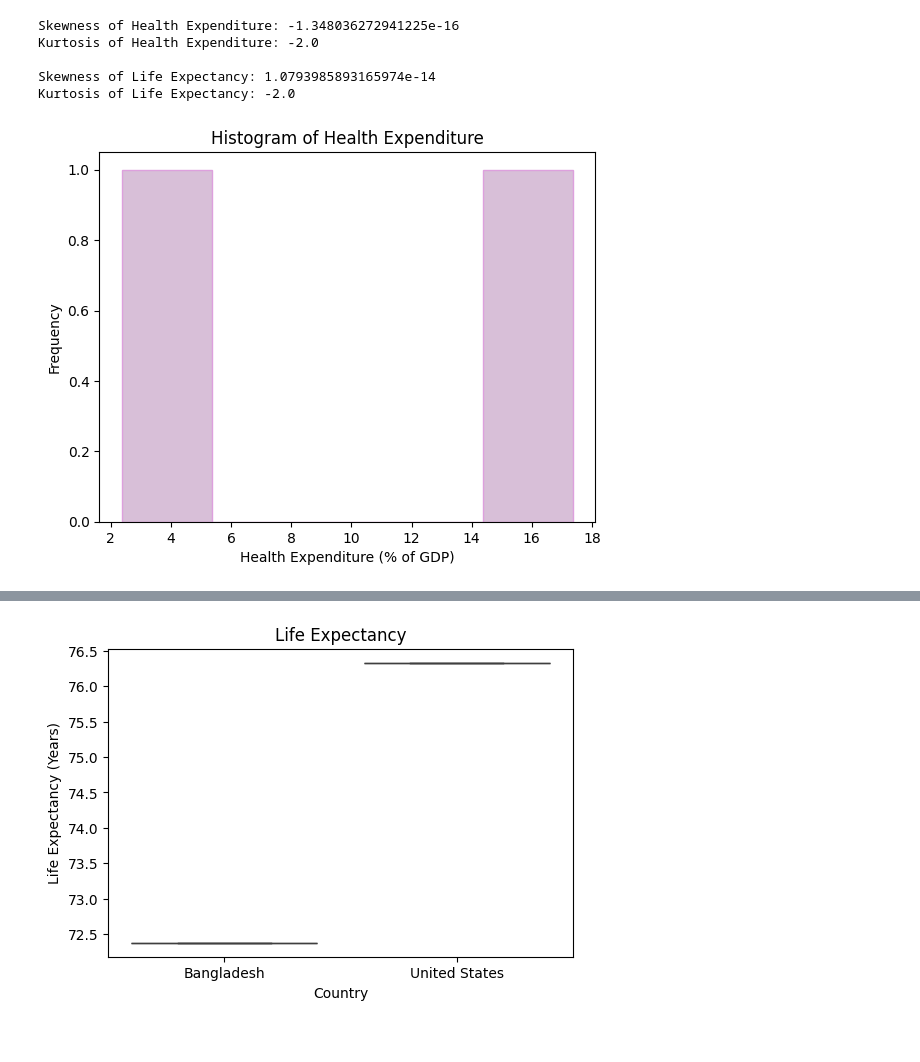
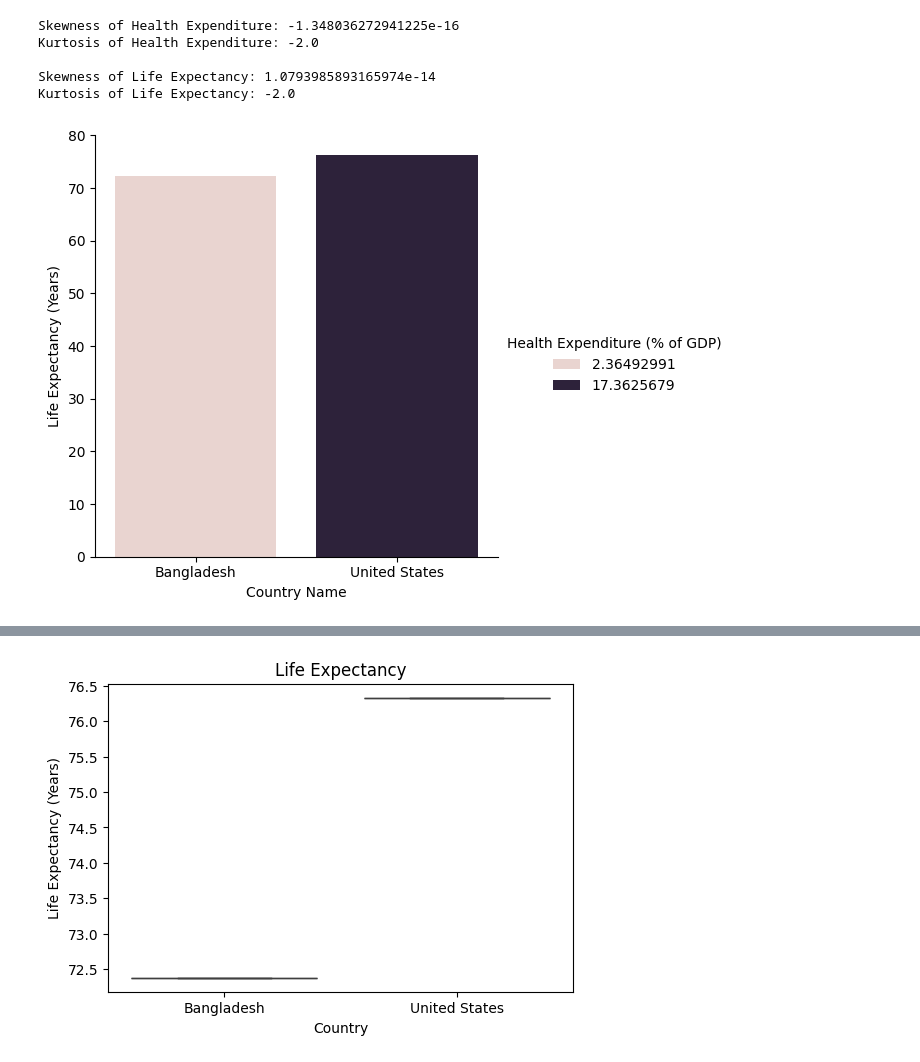
Before and after one commit to valeCab/BasicStatistics, a Jupyter notebook: FinalProjectipynb.ipynb, the cells around one changed output, grey strips where cells are left out. Cells and saved outputs as stored; diff of their text form; code cells hidden in the pictures.

```diff
--- a/FinalProjectipynb.ipynb
+++ b/FinalProjectipynb.ipynb
@@ -106,14 +106,8 @@ Kurtosis of Health Expenditure: -2.0
 
 Skewness of Life Expectancy: 1.0793985893165974e-14
 Kurtosis of Life Expectancy: -2.0
-# %%
-# Histogram
-import matplotlib.pyplot as plt
-
-plt.hist(df1, bins=5, color='thistle', edgecolor='plum')
-plt.xlabel('Health Expenditure (% of GDP)')
-plt.ylabel('Frequency')
-plt.title('Histogram of Health Expenditure')
-plt.show()
-# %% [output]
-[figure, removed]
+# %%
+# Histogram
+c = sns.catplot(data=df_combined, x="Country Name", y="Life Expectancy (Years)", hue="Health Expenditure (% of GDP)", kind="bar")
+# %% [output]
+[figure, added]
```
Also changed, not shown: parts of 5 cells of this notebook.
